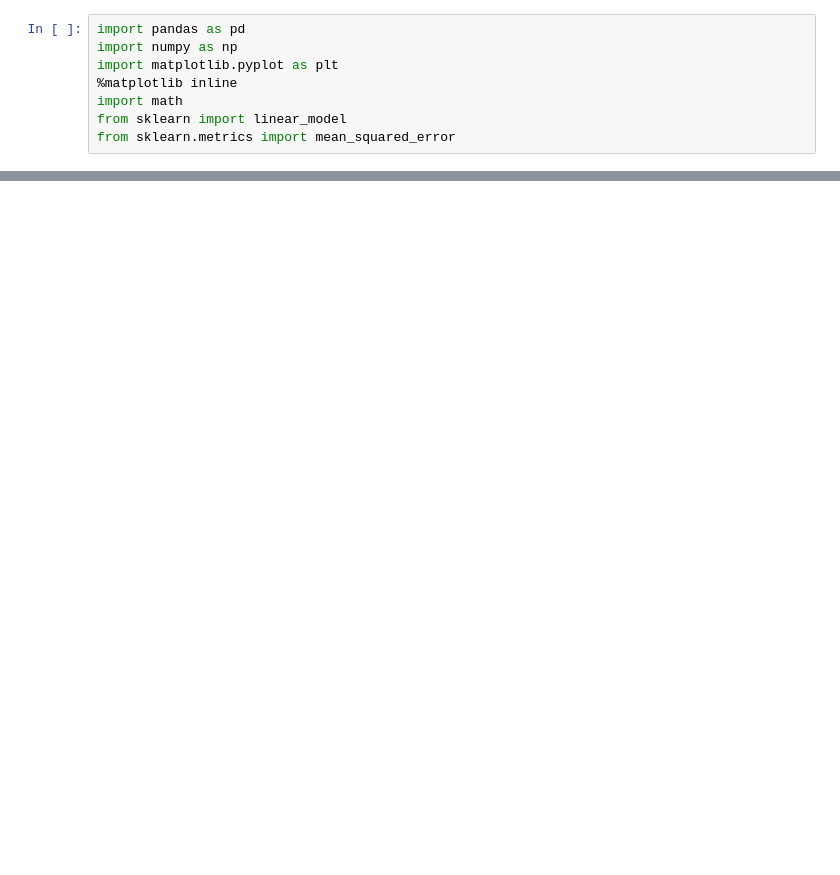
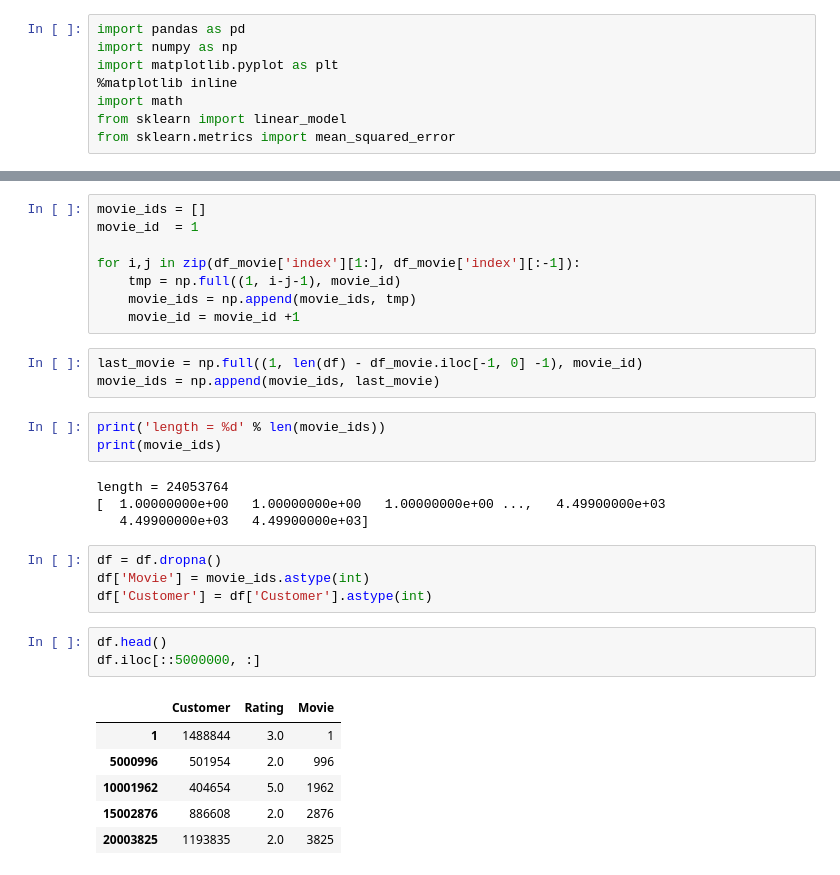
Before and after one commit to caitaozhan/CSE591-Homework, a Jupyter notebook: src/Netfilx.ipynb, the cells around one changed output, grey strips where cells are left out. Saved outputs shown, nothing was run; the diff lists cells and outputs as text; blank space fills up the shorter version.

```diff
--- a/src/Netfilx.ipynb
+++ b/src/Netfilx.ipynb
@@ -27,0 +124,32 @@ memory usage: 12.9+ KB
+# %%
+movie_ids = []
+movie_id  = 1
+
+for i,j in zip(df_movie['index'][1:], df_movie['index'][:-1]):
+    tmp = np.full((1, i-j-1), movie_id)
+    movie_ids = np.append(movie_ids, tmp)
+    movie_id = movie_id +1
+# %%
+last_movie = np.full((1, len(df) - df_movie.iloc[-1, 0] -1), movie_id)
+movie_ids = np.append(movie_ids, last_movie)
+# %%
+print('length = %d' % len(movie_ids))
+print(movie_ids)
+# %% [output]
+length = 24053764
+[  1.00000000e+00   1.00000000e+00   1.00000000e+00 ...,   4.49900000e+03
+   4.49900000e+03   4.49900000e+03]
+# %%
+df = df.dropna()
+df['Movie'] = movie_ids.astype(int)
+df['Customer'] = df['Customer'].astype(int)
+# %%
+df.head()
+df.iloc[::5000000, :]
+# %% [output]
+|  | Customer | Rating | Movie |
+| 1 | 1488844 | 3.0 | 1 |
+| 5000996 | 501954 | 2.0 | 996 |
+| 10001962 | 404654 | 5.0 | 1962 |
+| 15002876 | 886608 | 2.0 | 2876 |
+| 20003825 | 1193835 | 2.0 | 3825 |
```
Also changed, not shown: parts of 31 cells of this notebook.
